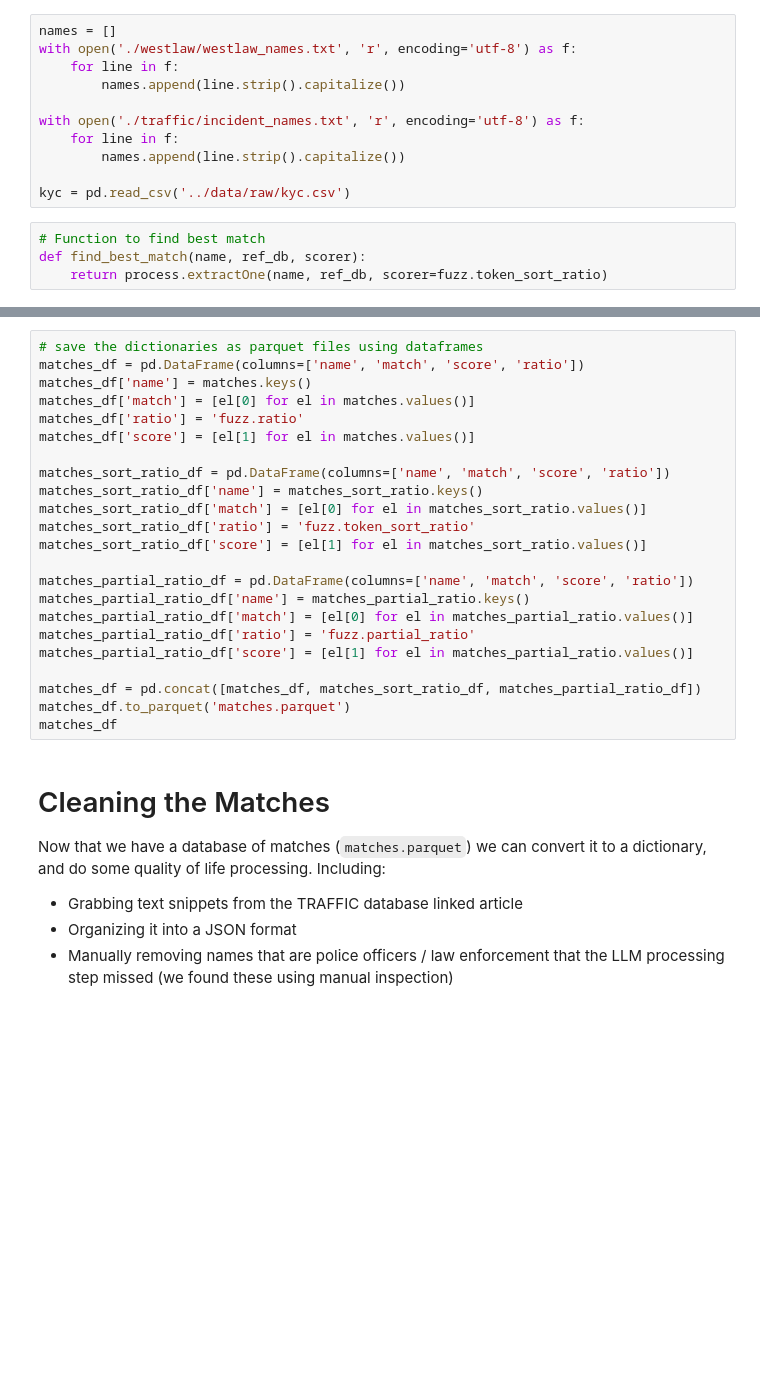
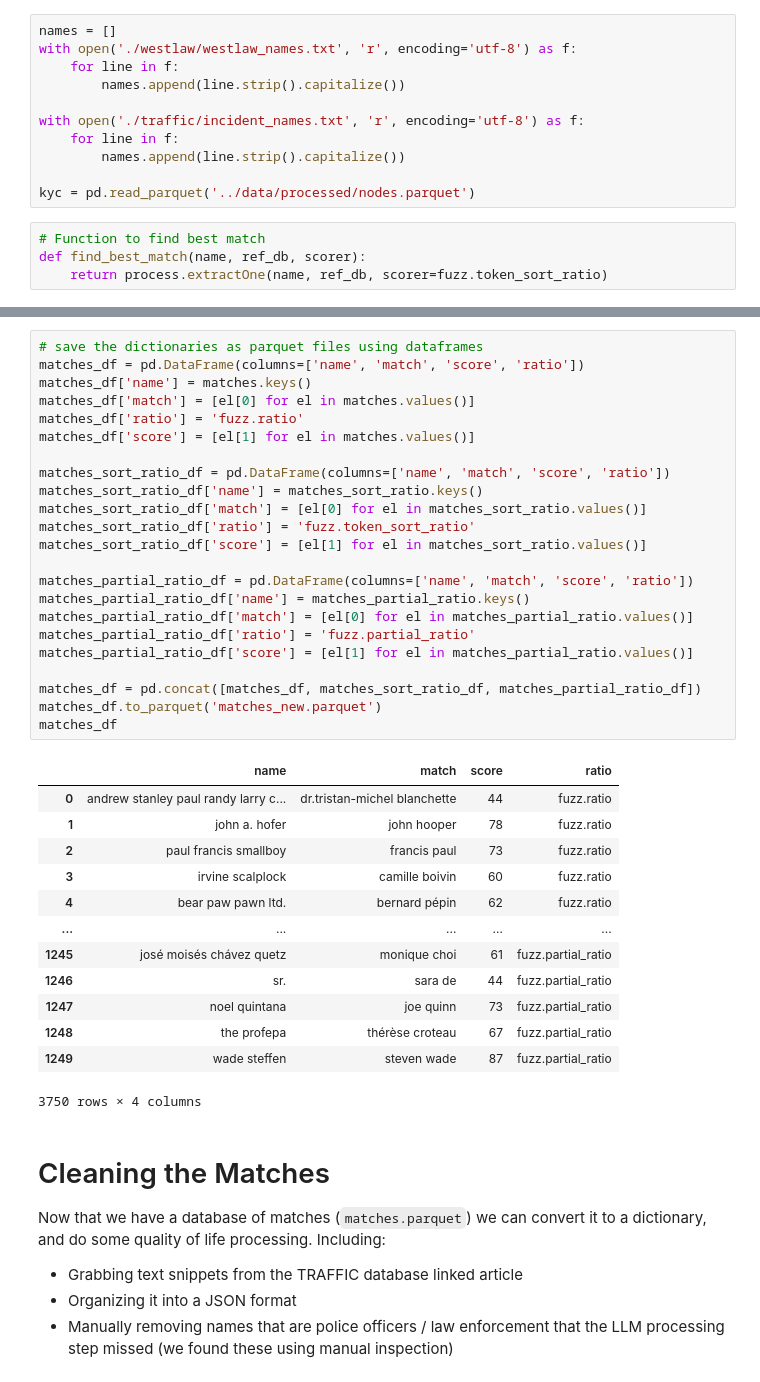
Before and after one commit to jwardbond/2023-imi-bigdata, a Jupyter notebook: task_3/scraper.ipynb, the cells around one changed output, grey strips where cells are left out. Saved outputs shown, nothing was run; the diff lists cells and outputs as text; blank space fills up the shorter version.

Commit message:
Now matches all names in data

```diff
--- a/task_3/scraper.ipynb
+++ b/task_3/scraper.ipynb
@@ -263,7 +261,7 @@ with open('./traffic/incident_names.txt', 'r', encoding='utf-8') as f:
     for line in f:
         names.append(line.strip().capitalize())
 
-kyc = pd.read_csv('../data/raw/kyc.csv')
+kyc = pd.read_parquet('../data/processed/nodes.parquet')
 # %%
 # Function to find best match
 def find_best_match(name, ref_db, scorer):
@@ -295,26 +316,40 @@ for name, match in matches_partial_ratio.items():
 # %%
 # save the dictionaries as parquet files using dataframes
 matches_df = pd.DataFrame(columns=['name', 'match', 'score', 'ratio'])
 matches_df['name'] = matches.keys()
 matches_df['match'] = [el[0] for el in matches.values()]
 matches_df['ratio'] = 'fuzz.ratio'
 matches_df['score'] = [el[1] for el in matches.values()]
 
 matches_sort_ratio_df = pd.DataFrame(columns=['name', 'match', 'score', 'ratio'])
 matches_sort_ratio_df['name'] = matches_sort_ratio.keys()
 matches_sort_ratio_df['match'] = [el[0] for el in matches_sort_ratio.values()]
 matches_sort_ratio_df['ratio'] = 'fuzz.token_sort_ratio'
 matches_sort_ratio_df['score'] = [el[1] for el in matches_sort_ratio.values()]
 
 matches_partial_ratio_df = pd.DataFrame(columns=['name', 'match', 'score', 'ratio'])
 matches_partial_ratio_df['name'] = matches_partial_ratio.keys()
 matches_partial_ratio_df['match'] = [el[0] for el in matches_partial_ratio.values()]
 matches_partial_ratio_df['ratio'] = 'fuzz.partial_ratio'
 matches_partial_ratio_df['score'] = [el[1] for el in matches_partial_ratio.values()]
 
 matches_df = pd.concat([matches_df, matches_sort_ratio_df, matches_partial_ratio_df])
-matches_df.to_parquet('matches.parquet')
+matches_df.to_parquet('matches_new.parquet')
 matches_df
+# %% [output]
+|  | name | match | score | ratio |
+| 0 | andrew stanley paul randy larry c... | dr.tristan-michel blanchette | 44 | fuzz.ratio |
+| 1 | john a. hofer | john hooper | 78 | fuzz.ratio |
+| 2 | paul francis smallboy | francis paul | 73 | fuzz.ratio |
+| 3 | irvine scalplock | camille boivin | 60 | fuzz.ratio |
+| 4 | bear paw pawn ltd. | bernard pépin | 62 | fuzz.ratio |
+| ... | ... | ... | ... | ... |
+| 1245 | josé moisés chávez quetz | monique choi | 61 | fuzz.partial_ratio |
+| 1246 | sr. | sara de | 44 | fuzz.partial_ratio |
+| 1247 | noel quintana | joe quinn | 73 | fuzz.partial_ratio |
+| 1248 | the profepa | thérèse croteau | 67 | fuzz.partial_ratio |
+| 1249 | wade steffen | steven wade | 87 | fuzz.partial_ratio |
+3750 rows × 4 columns
 # %% [markdown]
 # Cleaning the Matches
 Now that we have a database of matches (`matches.parquet`) we can convert it to a dictionary, and do some quality of life processing. Including:
```
Also changed, not shown: parts of 7 cells of this notebook, 2 other files.
